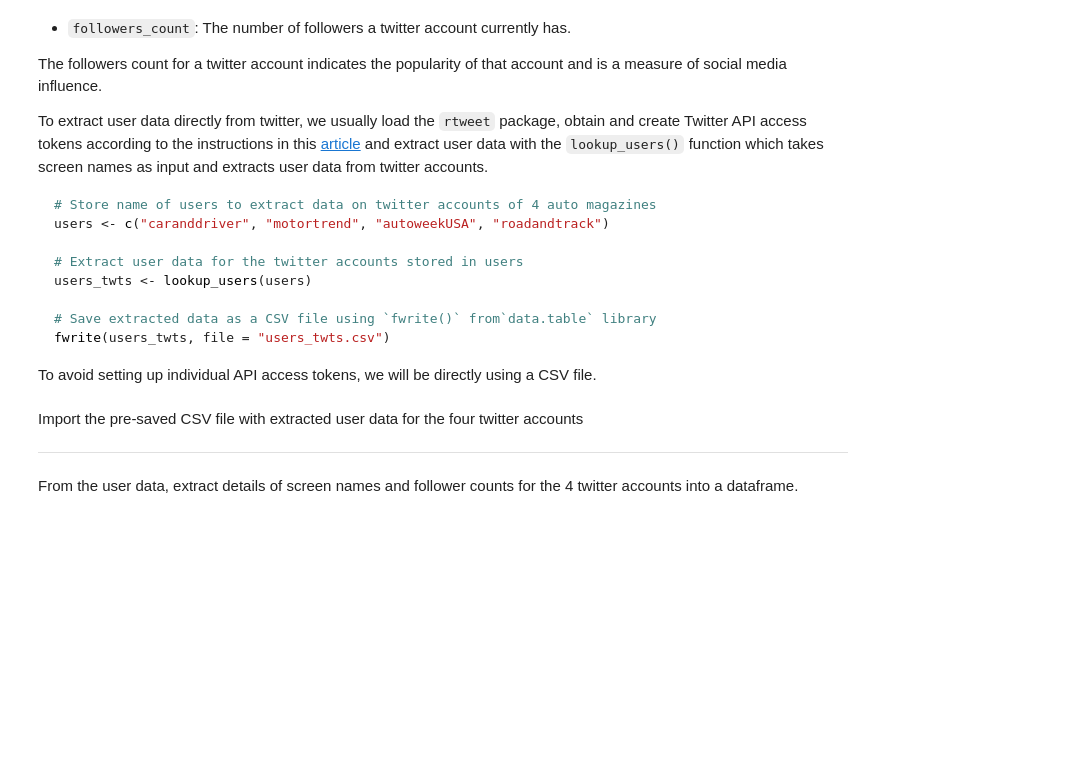
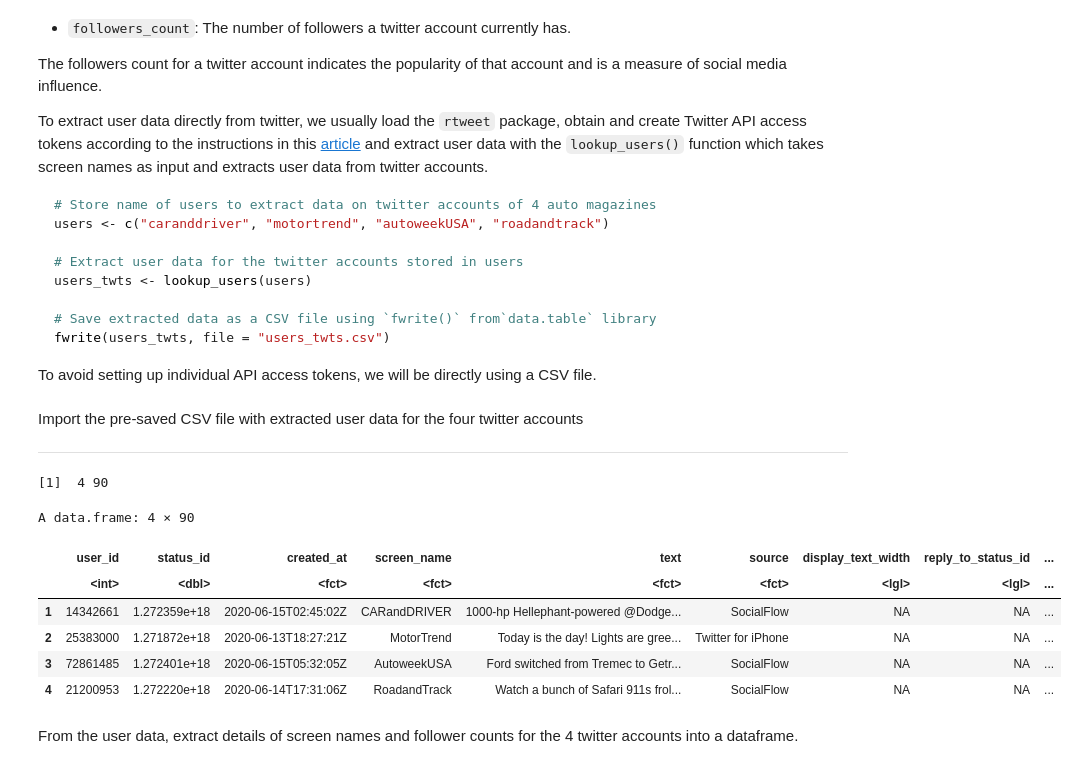
Before and after one commit to ratfarts/datasciencecoursera, a Jupyter notebook: Copy_of_brand_analysis_session_notebook.ipynb, the cells around one changed output. Cells and saved outputs as stored; diff of their text form; code cells hidden in the pictures; blank space fills up the shorter version.

```diff
--- a/Copy_of_brand_analysis_session_notebook.ipynb
+++ b/Copy_of_brand_analysis_session_notebook.ipynb
@@ -85,9 +90,19 @@ Import the pre-saved CSV file with extracted user data for the four twitter acco
 users_twts = read.csv("https://github.com/datacamp/Brand-Analysis-using-Social-Media-Data-in-R-Live-Training/blob/master/data/users_twts.csv?raw=true")
 # %%
 # View dimensions of the dataframe
-
+dim(users_twts)
 
 # View few rows of the dataframe
+head(users_twts)
+# %% [output]
+[1]  4 90
+A data.frame: 4 × 90
+|  | user_id | status_id | created_at | screen_name | text | source | display_text_width | reply_to_status_id | ... |
+|  | <int> | <dbl> | <fct> | <fct> | <fct> | <fct> | <lgl> | <lgl> | ... |
+| 1 | 14342661 | 1.272359e+18 | 2020-06-15T02:45:02Z | CARandDRIVER | 1000-hp Hellephant-powered @Dodge... | SocialFlow | NA | NA | ... |
+| 2 | 25383000 | 1.271872e+18 | 2020-06-13T18:27:21Z | MotorTrend | Today is the day! Lights are gree... | Twitter for iPhone | NA | NA | ... |
+| 3 | 72861485 | 1.272401e+18 | 2020-06-15T05:32:05Z | AutoweekUSA | Ford switched from Tremec to Getr... | SocialFlow | NA | NA | ... |
+| 4 | 21200953 | 1.272220e+18 | 2020-06-14T17:31:06Z | RoadandTrack | Watch a bunch of Safari 911s frol... | SocialFlow | NA | NA | ... |
 # %% [markdown]
 From the user data, extract details of screen names and follower counts for the 4 twitter accounts into a dataframe.
 # %%
```
Also changed, not shown: parts of 18 cells of this notebook.
